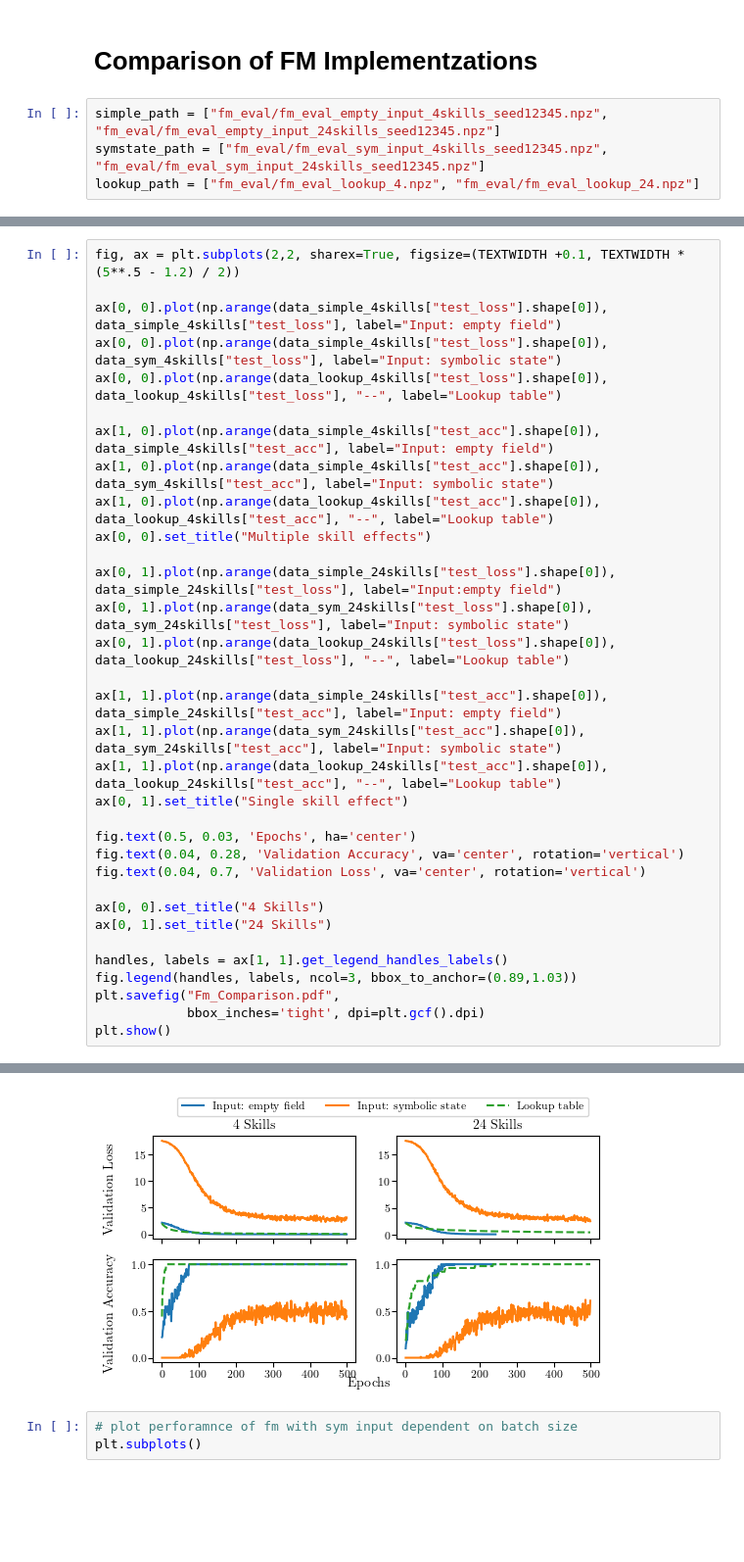
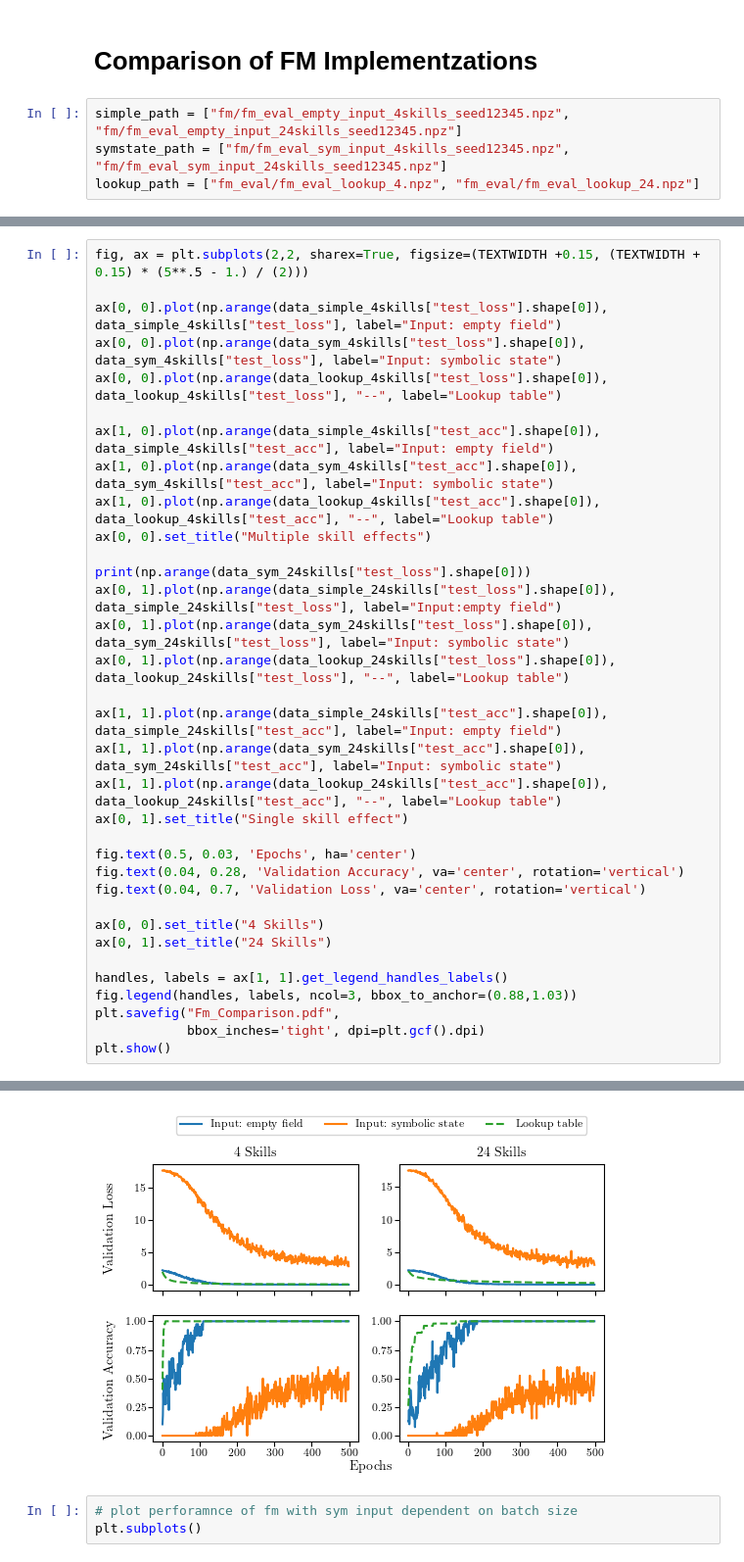
Before and after one commit to rosa-wolf/Multi-Phase-Skill-Learning-SlidingPuzzle, a Jupyter notebook: eval_data.ipynb, the cells around one changed output, grey strips where cells are left out. Shown at 98% size. Cells and saved outputs as stored; diff of their text form; blank space fills up the shorter version.

```diff
--- a/eval_data.ipynb
+++ b/eval_data.ipynb
@@ -840,8 +840,8 @@ Difference in starting to see Increase in success for 1x2 and 2x2 puzzle -> Boar
 # %% [markdown]
 # **Comparison of FM Implementzations**
 # %%
-simple_path = ["fm_eval/fm_eval_empty_input_4skills_seed12345.npz", "fm_eval/fm_eval_empty_input_24skills_seed12345.npz"]
-symstate_path = ["fm_eval/fm_eval_sym_input_4skills_seed12345.npz", "fm_eval/fm_eval_sym_input_24skills_seed12345.npz"]
+simple_path = ["fm/fm_eval_empty_input_4skills_seed12345.npz", "fm/fm_eval_empty_input_24skills_seed12345.npz"]
+symstate_path = ["fm/fm_eval_sym_input_4skills_seed12345.npz", "fm/fm_eval_sym_input_24skills_seed12345.npz"]
 lookup_path = ["fm_eval/fm_eval_lookup_4.npz", "fm_eval/fm_eval_lookup_24.npz"]
 # %%
 data_simple_4skills = np.load(simple_path[0], mmap_mode='r')
@@ -877,15 +877,16 @@ train_loss [2.19861579e+00 2.19025564e+00 2.16092658e+00 2.14294100e+00
 # %%
-fig, ax = plt.subplots(2,2, sharex=True, figsize=(TEXTWIDTH +0.1, TEXTWIDTH * (5**.5 - 1.2) / 2))
+fig, ax = plt.subplots(2,2, sharex=True, figsize=(TEXTWIDTH +0.15, (TEXTWIDTH + 0.15) * (5**.5 - 1.) / (2)))
 
 ax[0, 0].plot(np.arange(data_simple_4skills["test_loss"].shape[0]), data_simple_4skills["test_loss"], label="Input: empty field")
-ax[0, 0].plot(np.arange(data_simple_4skills["test_loss"].shape[0]), data_sym_4skills["test_loss"], label="Input: symbolic state")
+ax[0, 0].plot(np.arange(data_sym_4skills["test_loss"].shape[0]), data_sym_4skills["test_loss"], label="Input: symbolic state")
 ax[0, 0].plot(np.arange(data_lookup_4skills["test_loss"].shape[0]), data_lookup_4skills["test_loss"], "--", label="Lookup table")
 
 ax[1, 0].plot(np.arange(data_simple_4skills["test_acc"].shape[0]), data_simple_4skills["test_acc"], label="Input: empty field")
-ax[1, 0].plot(np.arange(data_simple_4skills["test_acc"].shape[0]), data_sym_4skills["test_acc"], label="Input: symbolic state")
+ax[1, 0].plot(np.arange(data_sym_4skills["test_acc"].shape[0]), data_sym_4skills["test_acc"], label="Input: symbolic state")
 ax[1, 0].plot(np.arange(data_lookup_4skills["test_acc"].shape[0]), data_lookup_4skills["test_acc"], "--", label="Lookup table")
 ax[0, 0].set_title("Multiple skill effects")
 
+print(np.arange(data_sym_24skills["test_loss"].shape[0]))
 ax[0, 1].plot(np.arange(data_simple_24skills["test_loss"].shape[0]), data_simple_24skills["test_loss"], label="Input:empty field")
 ax[0, 1].plot(np.arange(data_sym_24skills["test_loss"].shape[0]), data_sym_24skills["test_loss"], label="Input: symbolic state")
 ax[0, 1].plot(np.arange(data_lookup_24skills["test_loss"].shape[0]), data_lookup_24skills["test_loss"], "--", label="Lookup table")
@@ -903,7 +904,7 @@ ax[0, 0].set_title("4 Skills")
 ax[0, 1].set_title("24 Skills")
 
 handles, labels = ax[1, 1].get_legend_handles_labels()
-fig.legend(handles, labels, ncol=3, bbox_to_anchor=(0.89,1.03))
+fig.legend(handles, labels, ncol=3, bbox_to_anchor=(0.88,1.03))
 plt.savefig("Fm_Comparison.pdf",
             bbox_inches='tight', dpi=plt.gcf().dpi)
 plt.show()
@@ -911,4 +929,4 @@ plt.show()
-[figure, old version]
+[figure, new version]
 # %%
 # plot perforamnce of fm with sym input dependent on batch size
 plt.subplots()
```
Also changed, not shown: parts of 2 cells of this notebook, 22 other files.
